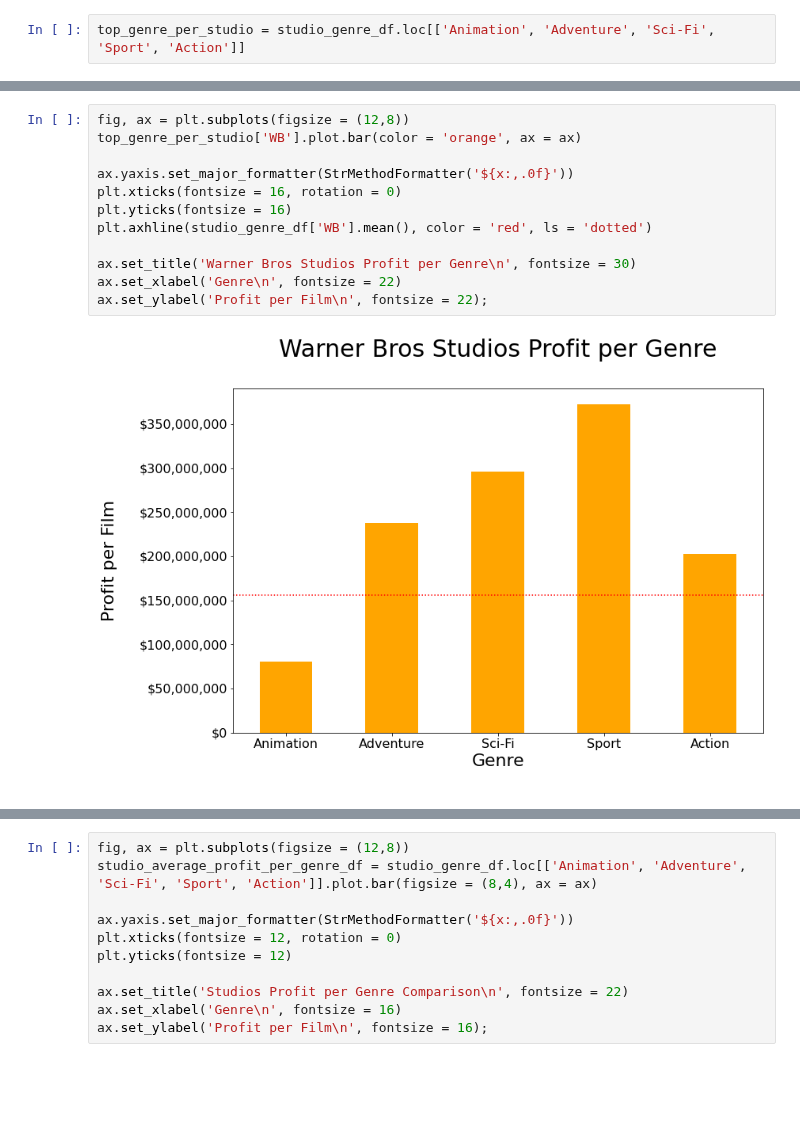
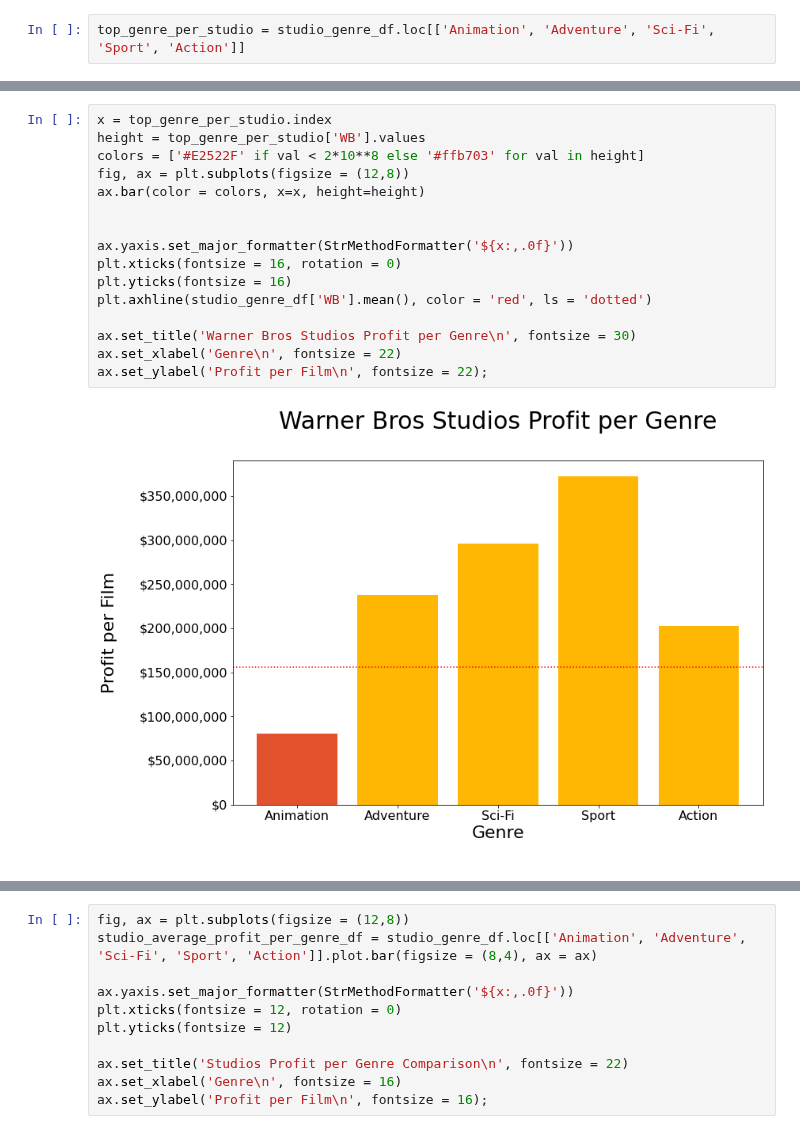
Before and after one commit to dcruzven/Movie-Analysis-Project, a Jupyter notebook: profit_work/Tom's Notebook.ipynb, the cells around one changed output, grey strips where cells are left out. Cells and saved outputs as stored; diff of their text form; blank space fills up the shorter version.

```diff
--- a/profit_work/Tom's Notebook.ipynb
+++ b/profit_work/Tom's Notebook.ipynb
@@ -141,14 +168,18 @@ ax.set_ylabel('Profit per Film\n', fontsize = 22);
 # %%
+x = top_genre_per_studio.index
+height = top_genre_per_studio['WB'].values
+colors = ['#E2522F' if val < 2*10**8 else '#ffb703' for val in height]
 fig, ax = plt.subplots(figsize = (12,8))
-top_genre_per_studio['WB'].plot.bar(color = 'orange', ax = ax)
+ax.bar(color = colors, x=x, height=height)
+
 
 ax.yaxis.set_major_formatter(StrMethodFormatter('${x:,.0f}'))
 plt.xticks(fontsize = 16, rotation = 0)
 plt.yticks(fontsize = 16)
 plt.axhline(studio_genre_df['WB'].mean(), color = 'red', ls = 'dotted')
 
 ax.set_title('Warner Bros Studios Profit per Genre\n', fontsize = 30)
 ax.set_xlabel('Genre\n', fontsize = 22)
 ax.set_ylabel('Profit per Film\n', fontsize = 22);
 # %% [output]
-[figure, old version]
+[figure, new version]
```
Also changed, not shown: parts of 8 cells of this notebook.
